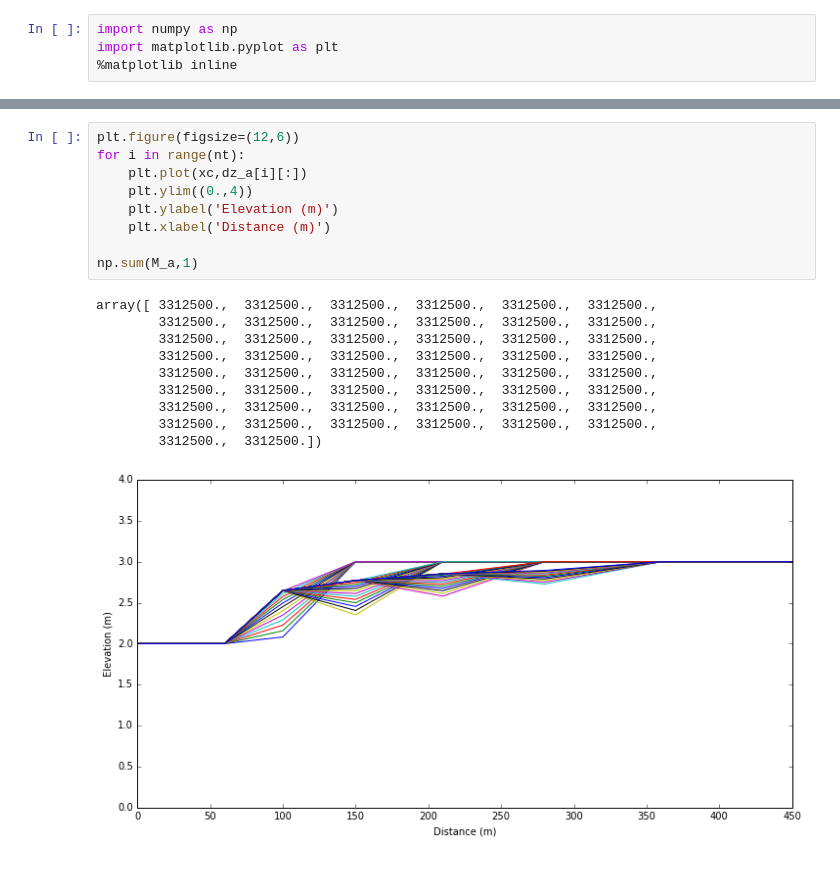
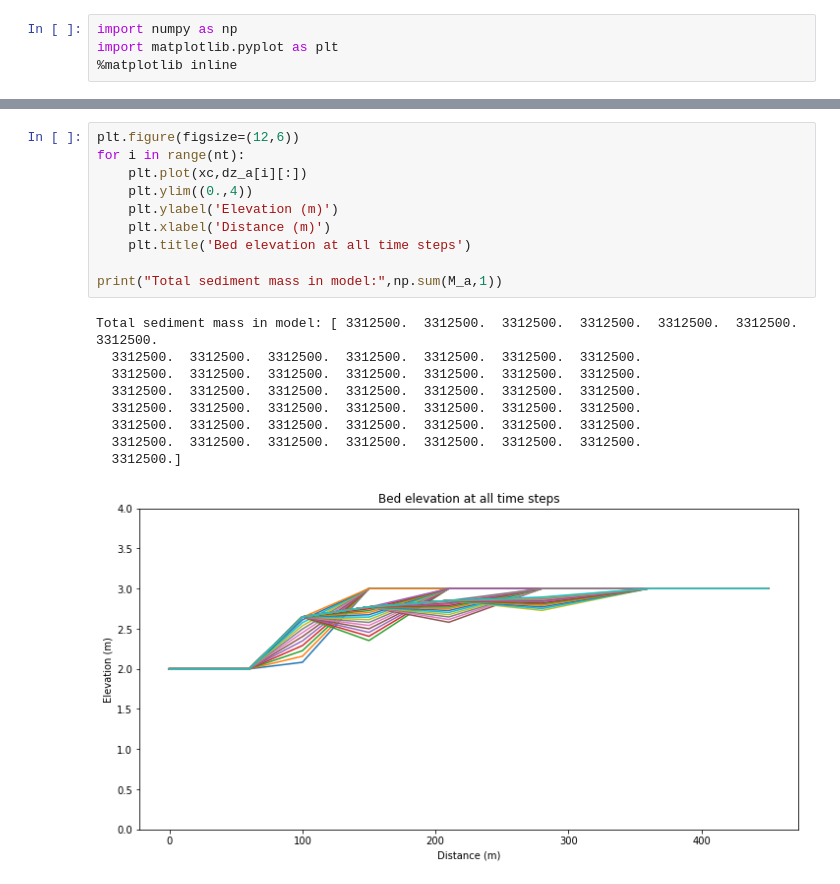
Before and after one commit to csherwood-usgs/IPython_notebook_examples, a Jupyter notebook: marsh_erosion.ipynb, the cells around one changed output, grey strips where cells are left out. Drawn from its saved outputs; the diff is of its cells as text.

```diff
--- a/marsh_erosion.ipynb
+++ b/marsh_erosion.ipynb
@@ -129,20 +145,20 @@ for i in range(nt):
 # %%
 plt.figure(figsize=(12,6))
 for i in range(nt):
     plt.plot(xc,dz_a[i][:])
     plt.ylim((0.,4))
     plt.ylabel('Elevation (m)')
     plt.xlabel('Distance (m)')
+    plt.title('Bed elevation at all time steps')
 
-np.sum(M_a,1)
+print("Total sediment mass in model:",np.sum(M_a,1))
 # %% [output]
-array([ 3312500.,  3312500.,  3312500.,  3312500.,  3312500.,  3312500.,
-        3312500.,  3312500.,  3312500.,  3312500.,  3312500.,  3312500.,
-        3312500.,  3312500.,  3312500.,  3312500.,  3312500.,  3312500.,
-        3312500.,  3312500.,  3312500.,  3312500.,  3312500.,  3312500.,
-        3312500.,  3312500.,  3312500.,  3312500.,  3312500.,  3312500.,
-        3312500.,  3312500.,  3312500.,  3312500.,  3312500.,  3312500.,
-        3312500.,  3312500.,  3312500.,  3312500.,  3312500.,  3312500.,
-        3312500.,  3312500.,  3312500.,  3312500.,  3312500.,  3312500.,
-        3312500.,  3312500.])
+Total sediment mass in model: [ 3312500.  3312500.  3312500.  3312500.  3312500.  3312500.  3312500.
+  3312500.  3312500.  3312500.  3312500.  3312500.  3312500.  3312500.
+  3312500.  3312500.  3312500.  3312500.  3312500.  3312500.  3312500.
+  3312500.  3312500.  3312500.  3312500.  3312500.  3312500.  3312500.
+  3312500.  3312500.  3312500.  3312500.  3312500.  3312500.  3312500.
+  3312500.  3312500.  3312500.  3312500.  3312500.  3312500.  3312500.
+  3312500.  3312500.  3312500.  3312500.  3312500.  3312500.  3312500.
+  3312500.]
-[figure, old version]
+[figure, new version]
```
Also changed, not shown: parts of 2 cells of this notebook.
